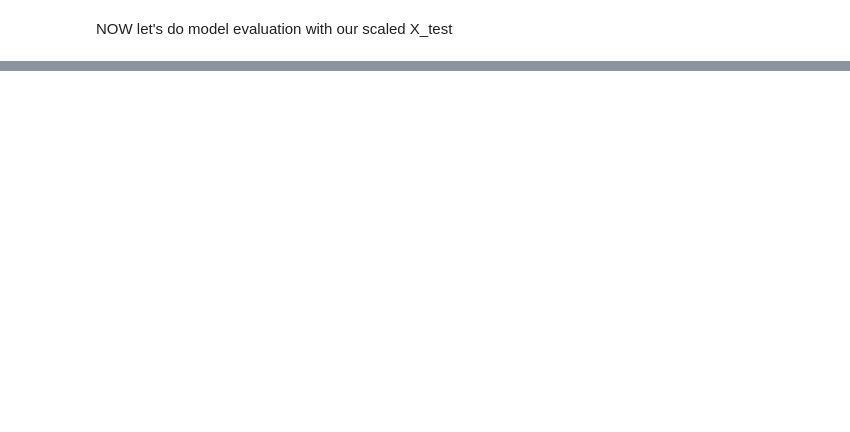
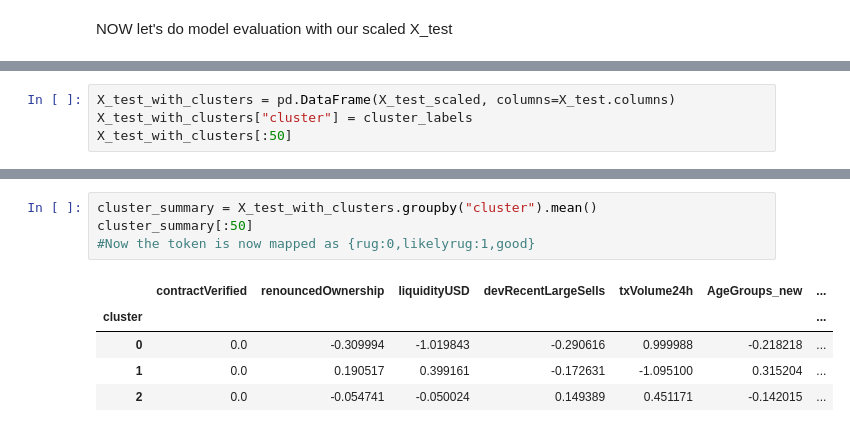
Before and after one commit to LaiTechTinker/Datascinceproject, a Jupyter notebook: Block_intel_onchain.ipynb, the cells around one changed output, grey strips where cells are left out. Drawn from its saved outputs; the diff is of its cells as text; blank space fills up the shorter version.

```diff
--- a/Block_intel_onchain.ipynb
+++ b/Block_intel_onchain.ipynb
@@ -465,0 +492,4 @@ print(silhouette_score(X_transformed, cluster_labels))
+# %%
+X_test_with_clusters = pd.DataFrame(X_test_scaled, columns=X_test.columns)
+X_test_with_clusters["cluster"] = cluster_labels
+X_test_with_clusters[:50]
@@ -465,0 +514,10 @@ print(silhouette_score(X_transformed, cluster_labels))
+# %%
+cluster_summary = X_test_with_clusters.groupby("cluster").mean()
+cluster_summary[:50]
+#Now the token is now mapped as {rug:0,likelyrug:1,good}
+# %% [output]
+|  | contractVerified | renouncedOwnership | liquidityUSD | devRecentLargeSells | txVolume24h | AgeGroups_new | ... |
+| cluster |  |  |  |  |  |  | ... |
+| 0 | 0.0 | -0.309994 | -1.019843 | -0.290616 | 0.999988 | -0.218218 | ... |
+| 1 | 0.0 | 0.190517 | 0.399161 | -0.172631 | -1.095100 | 0.315204 | ... |
+| 2 | 0.0 | -0.054741 | -0.050024 | 0.149389 | 0.451171 | -0.142015 | ... |
```
Also changed, not shown: parts of 26 cells of this notebook.
